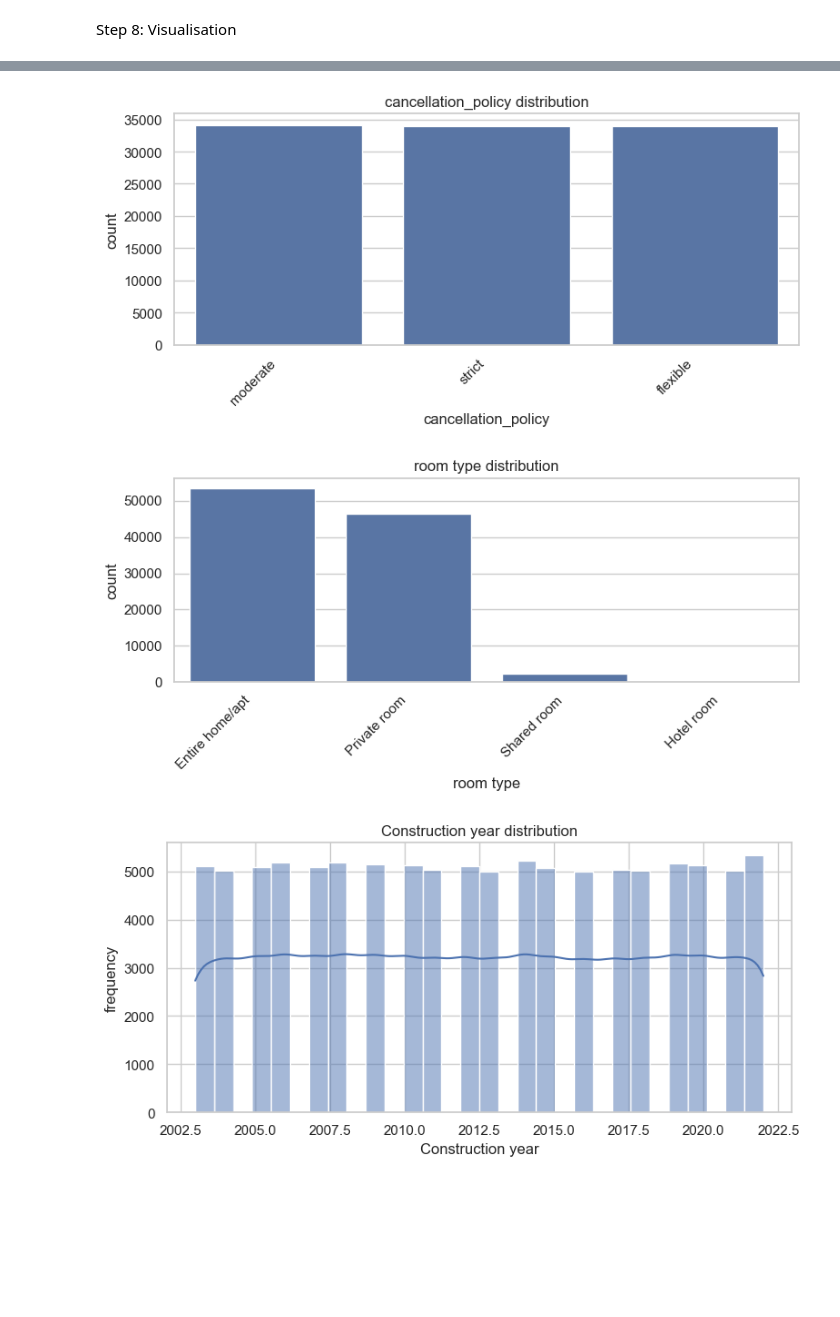
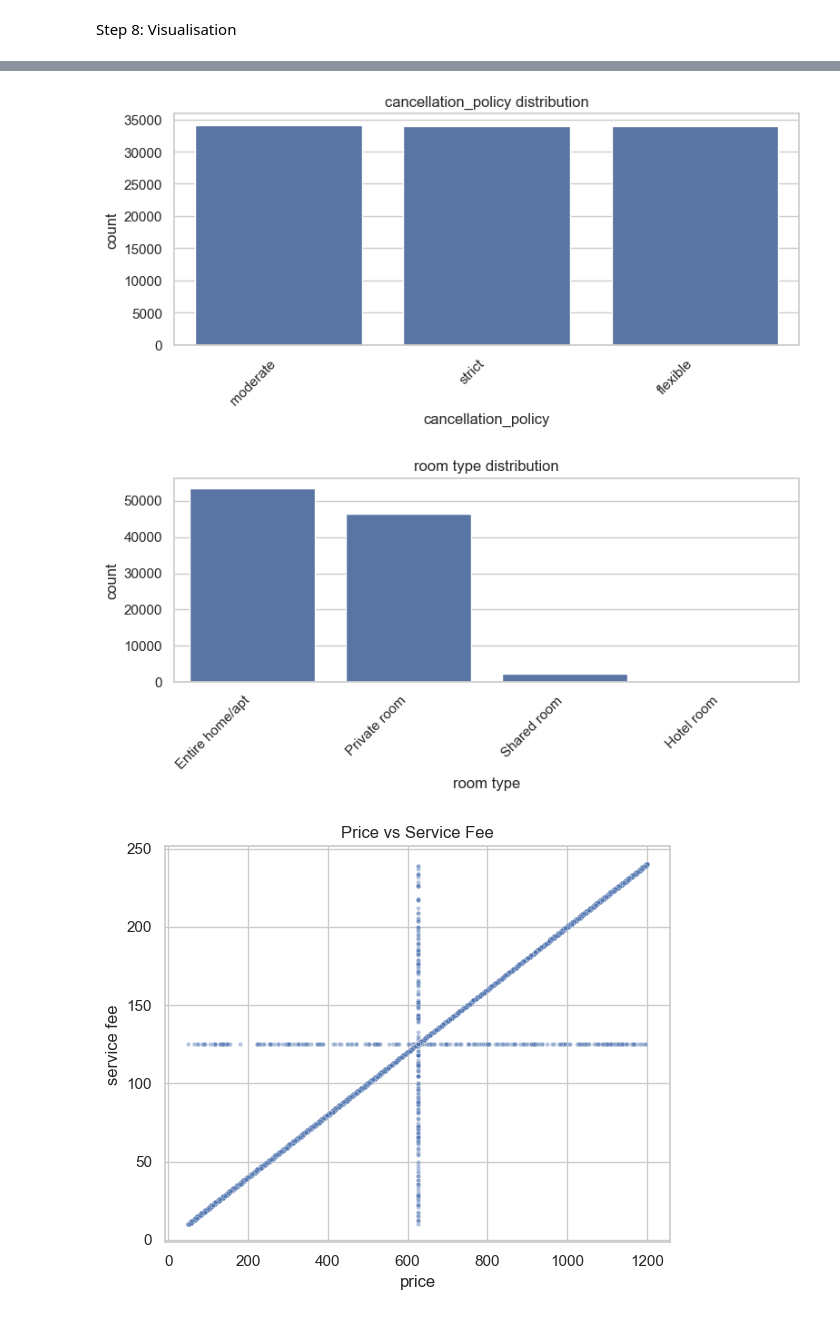
Before and after one commit to x-uaaan/T2530-Airbnb-Open-Data, a Jupyter notebook: data cleaning.ipynb, the cells around one changed output, grey strips where cells are left out. Drawn from its saved outputs; the diff is of its cells as text; code cells hidden in the pictures; blank space fills up the shorter version.

```diff
--- a/data cleaning.ipynb
+++ b/data cleaning.ipynb
@@ -328,9 +232,6 @@ categorical_cols = [
 ]
 
 numeric_cols = [
-    "Construction year",
-    "price",
-    "service fee",
     "minimum nights",
     "number of reviews",
     "reviews per month",
@@ -352,33 +253,107 @@ for col in categorical_cols:
     else:
         counts.plot(kind="bar")
     plt.title(f"{col} distribution")
     plt.xlabel(col)
     plt.ylabel("count")
     plt.xticks(rotation=45, ha="right")
     plt.tight_layout()
     plt.show()
 
+# Price vs service fee (combined view)
+price_col = "price"
+fee_col = "service fee"
+if price_col in viz_df.columns and fee_col in viz_df.columns:
+    price_series = pd.to_numeric(viz_df[price_col], errors="coerce")
+    fee_series = pd.to_numeric(viz_df[fee_col], errors="coerce")
+    valid_mask = price_series.notna() & fee_series.notna()
+
+    plt.figure(figsize=(6, 5))
+    if sns is not None:
+        sns.scatterplot(x=price_series[valid_mask], y=fee_series[valid_mask], s=10, alpha=0.4)
+    else:
+        plt.scatter(price_series[valid_mask], fee_series[valid_mask], s=10, alpha=0.4)
+    plt.title("Price vs Service Fee")
+    plt.xlabel("price")
+    plt.ylabel("service fee")
+    plt.tight_layout()
+    plt.show()
+else:
+    print("Price/service fee columns not found, skipping combined plot.")
+
+# Construction year
+line_df = cleaned_data if "cleaned_data" in globals() else df
+col = "Construction year"
+
+if col not in line_df.columns:
+    print(f"Column '{col}' not found, skipping.")
+else:
+    series = pd.to_numeric(line_df[col], errors="coerce").dropna()
+    counts = series.value_counts().sort_index()
+
+    plt.figure(figsize=(8, 4))
+    plt.plot(counts.index, counts.values, marker="o", linewidth=1)
+    plt.title("Construction year (count by year)")
+    plt.xlabel("Construction year")
+    plt.ylabel("count")
+    plt.grid(True, alpha=0.3)
+    plt.tight_layout()
+    plt.show()
+
 # Numeric plots
 for col in numeric_cols:
     if col not in viz_df.columns:
         print(f"Column '{col}' not found, skipping.")
         continue
 
     plt.figure(figsize=(8, 4))
     series = pd.to_numeric(viz_df[col], errors="coerce")
+
+    if col == "reviews per month":
+        series = series[(series >= 0) & (series <= 13)]
+        bins = 26
+    elif col == "calculated host listings count":
+        series = series[(series >= 0) & (series <= 100)]
+        bins = 25
+    elif col == "review rate number":
+        series = series[(series >= 1) & (series <= 5)]
+        bins = range(1, 7)
+    else:
+        bins = 30
+
+    if col == "review rate number":
+        counts = series.dropna().round(0).astype(int).value_counts().sort_index()
+        plt.figure(figsize=(6, 4))
+        if sns is not None:
+            sns.barplot(x=counts.index.astype(str), y=counts.values)
+        else:
+            counts.plot(kind="bar")
+        plt.xticks(rotation=0)
+        plt.title(f"{col} distribution")
+        plt.xlabel(col)
+        plt.ylabel("count")
+        plt.tight_layout()
+        plt.show()
+        continue
+
     if sns is not None:
-        sns.histplot(series.dropna(), bins=30, kde=True)
+        sns.histplot(series.dropna(), bins=bins, kde=True)
     else:
-        series.dropna().plot(kind="hist", bins=30)
+        series.dropna().plot(kind="hist", bins=bins)
+
+    if col == "reviews per month":
+        plt.xlim(0, 13)
+    if col == "calculated host listings count":
+        plt.xlim(0, 100)
+
     plt.title(f"{col} distribution")
     plt.xlabel(col)
     plt.ylabel("frequency")
     plt.tight_layout()
     plt.show()
 # %% [output]
 [figure]
 [figure]
 [figure]
 [figure]
 [figure]
-[figure, old version]
+[figure, new version]
```
Also changed, not shown: parts of 16 cells of this notebook, 1 other file.
